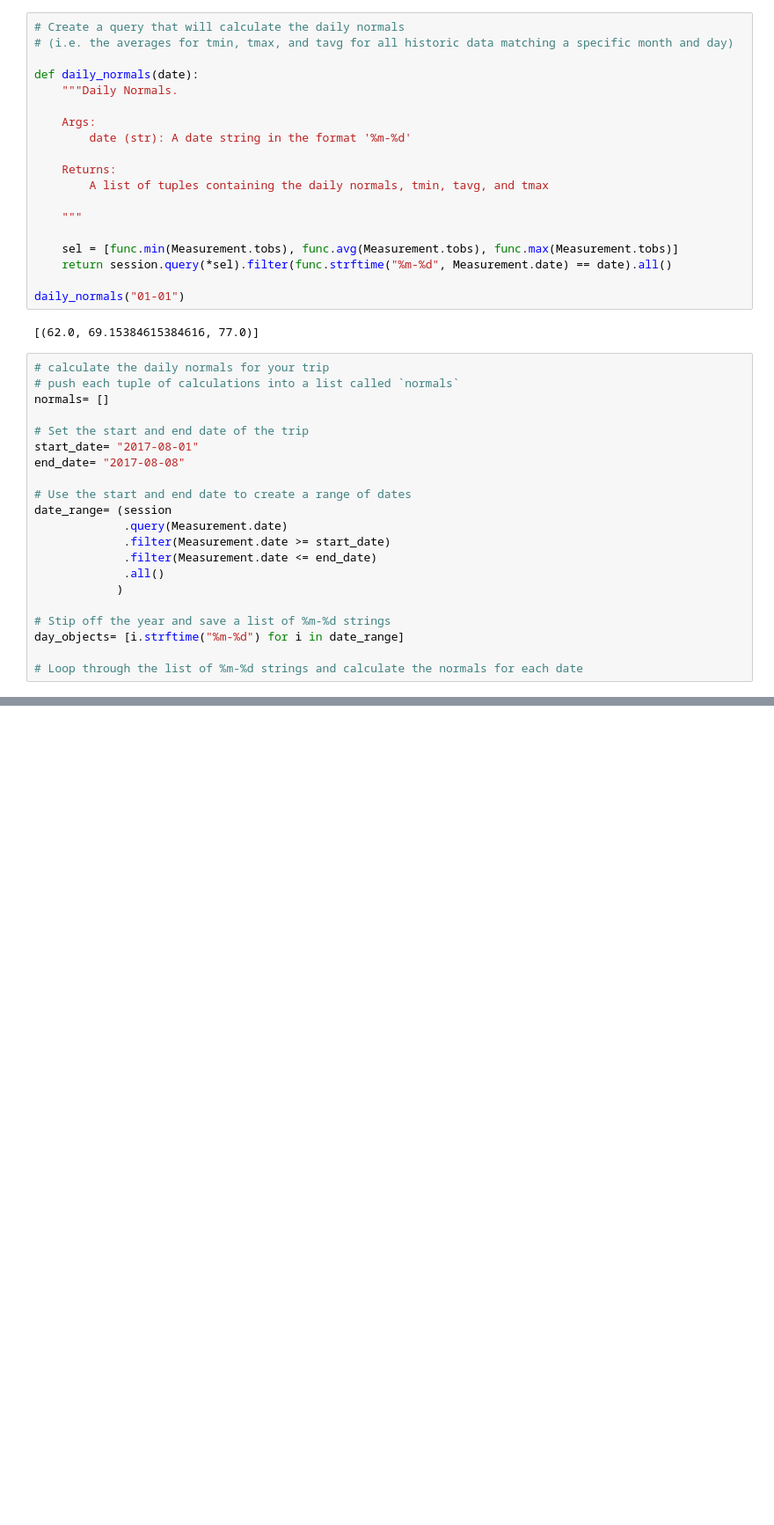
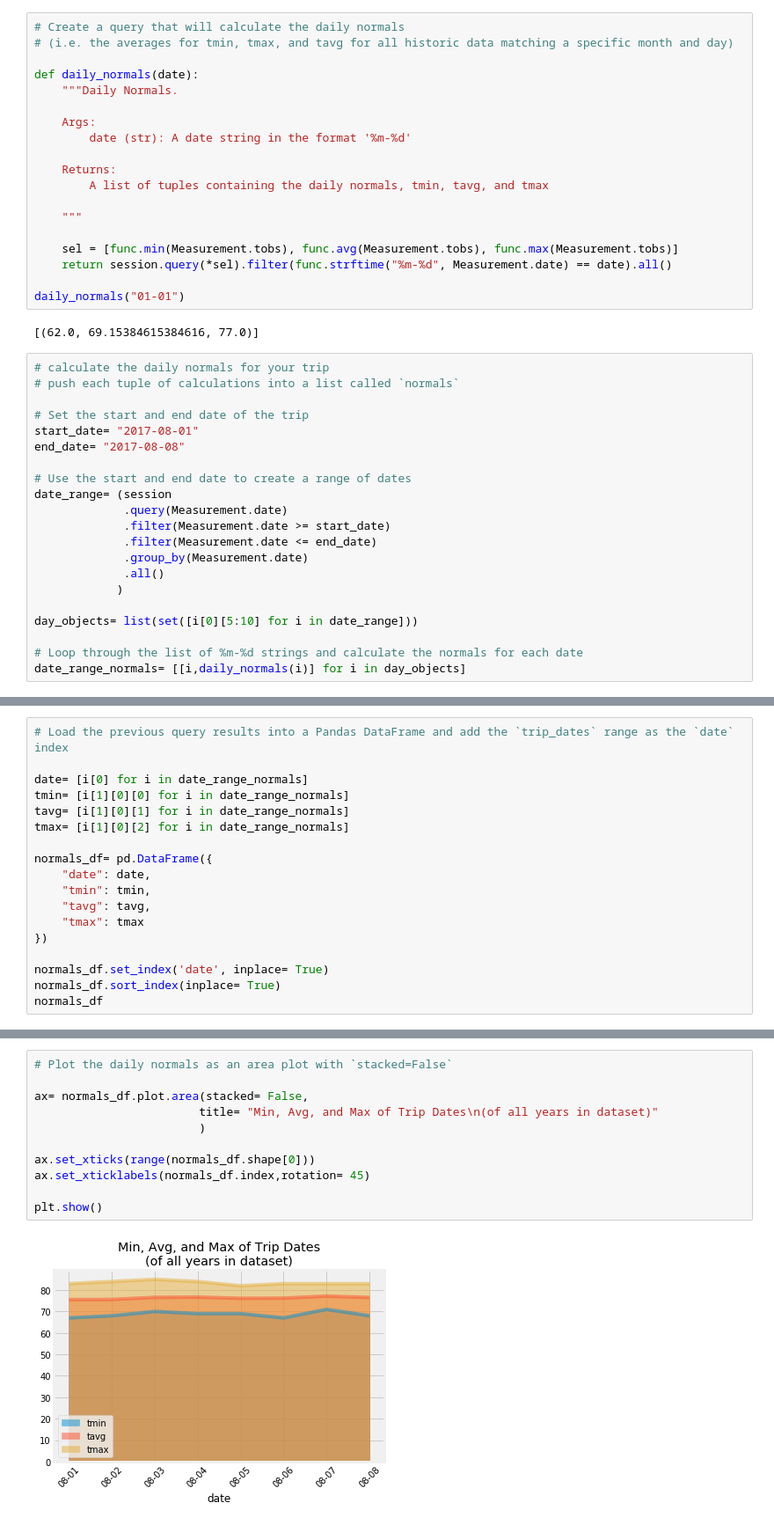
Before and after one commit to tbuck09/Tyler-Bootcamp-Homework-Module-10, a Jupyter notebook: climate_starter.ipynb, the cells around one changed output, grey strips where cells are left out. Shown: that part at 88% size. Cells and saved outputs as stored; diff of their text form; blank space fills up the shorter version.

```diff
--- a/climate_starter.ipynb
+++ b/climate_starter.ipynb
@@ -379,7 +340,6 @@ daily_normals("01-01")
 # %%
 # calculate the daily normals for your trip
 # push each tuple of calculations into a list called `normals`
-normals= []
 
 # Set the start and end date of the trip
 start_date= "2017-08-01"
@@ -390,10 +350,11 @@ date_range= (session
              .query(Measurement.date)
              .filter(Measurement.date >= start_date)
              .filter(Measurement.date <= end_date)
+             .group_by(Measurement.date)
              .all()
             )
 
-# Stip off the year and save a list of %m-%d strings
-day_objects= [i.strftime("%m-%d") for i in date_range]
+day_objects= list(set([i[0][5:10] for i in date_range]))
 
 # Loop through the list of %m-%d strings and calculate the normals for each date
+date_range_normals= [[i,daily_normals(i)] for i in day_objects]
@@ -430,0 +361,18 @@ AttributeError: 'result' object has no attribute 'strftime'
+# %%
+# Load the previous query results into a Pandas DataFrame and add the `trip_dates` range as the `date` index
+
+date= [i[0] for i in date_range_normals]
+tmin= [i[1][0][0] for i in date_range_normals]
+tavg= [i[1][0][1] for i in date_range_normals]
+tmax= [i[1][0][2] for i in date_range_normals]
+
+normals_df= pd.DataFrame({
+    "date": date,
+    "tmin": tmin,
+    "tavg": tavg,
+    "tmax": tmax
+})
+
+normals_df.set_index('date', inplace= True)
+normals_df.sort_index(inplace= True)
+normals_df
@@ -430,0 +390,13 @@ AttributeError: 'result' object has no attribute 'strftime'
+# %%
+# Plot the daily normals as an area plot with `stacked=False`
+
+ax= normals_df.plot.area(stacked= False,
+                        title= "Min, Avg, and Max of Trip Dates\n(of all years in dataset)"
+                        )
+
+ax.set_xticks(range(normals_df.shape[0]))
+ax.set_xticklabels(normals_df.index,rotation= 45)
+
+plt.show()
+# %% [output]
+[figure, added]
```
Also changed, not shown: parts of 30 cells of this notebook, 2 other files.
